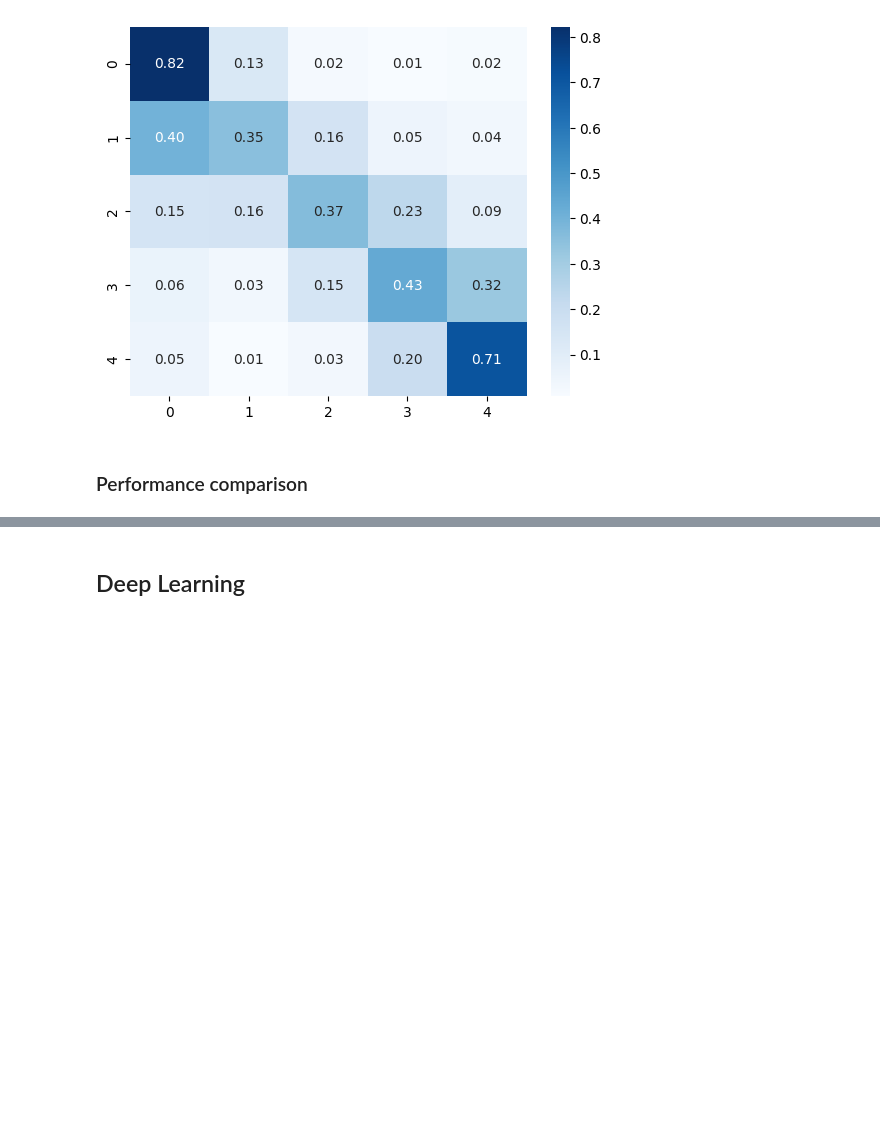
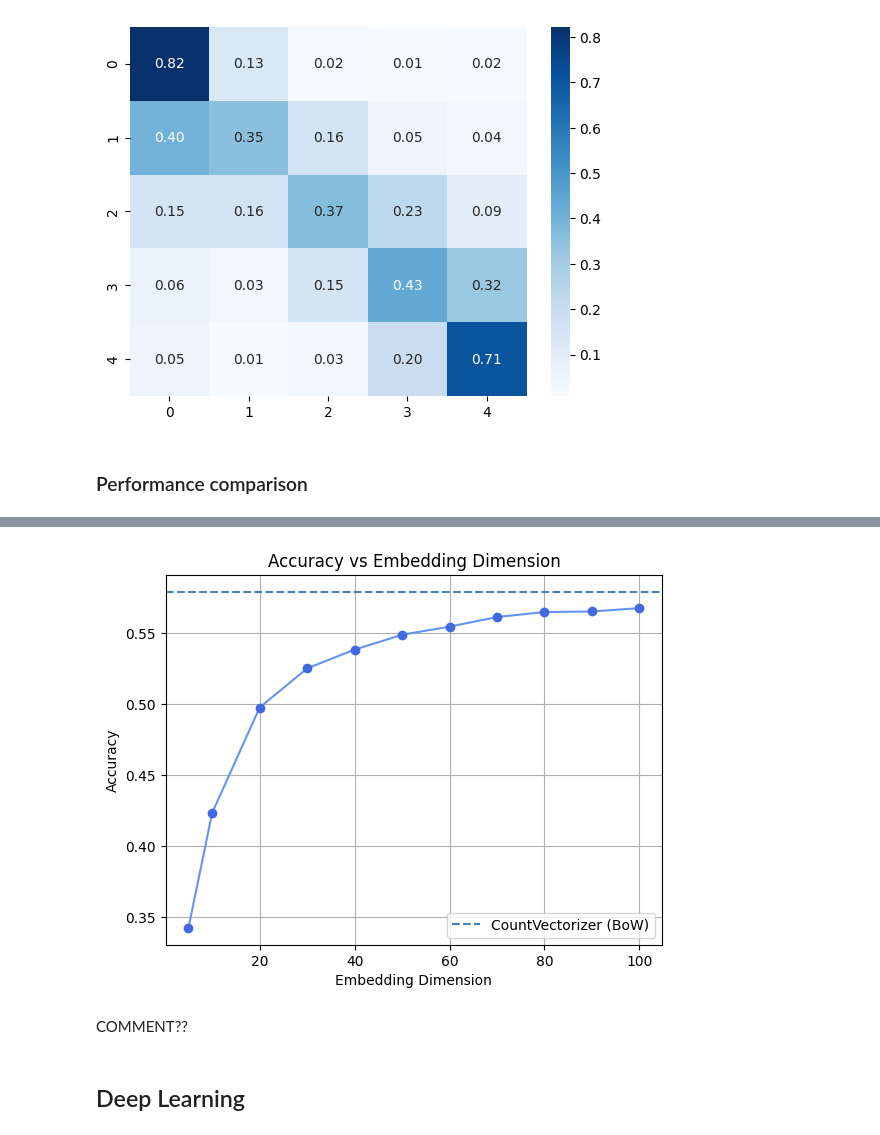
Before and after one commit to NiccoloF/NLP, a Jupyter notebook: Submission file.ipynb, the cells around one changed output, grey strips where cells are left out. Drawn from its saved outputs; the diff is of its cells as text; code cells hidden in the pictures; blank space fills up the shorter version.

```diff
--- a/Submission file.ipynb
+++ b/Submission file.ipynb
@@ -666,2 +820,20 @@ plt.show()
+# %%
+data=pd.DataFrame()
+data['dimension_embedding']=np.array([5, 10, 20, 30, 40, 50, 60, 70, 80, 90, 100])
+data['accuracy_test_set']=np.array([0.3424, 0.4235, 0.4978, 0.5254,  0.5386, 0.5491, 0.5548, 0.5616,  0.5651,  0.5655,  0.5679])
+
+sns.lineplot(data=data, x="dimension_embedding", y="accuracy_test_set", color='cornflowerblue')
+plt.plot(data['dimension_embedding'], data['accuracy_test_set'], 'ro', color='royalblue')
+plt.axhline(y=0.5793 , color='steelblue', linestyle='--', label='CountVectorizer (BoW)')
+plt.grid()
+plt.legend()
+plt.title('Accuracy vs Embedding Dimension')
+plt.xlabel('Embedding Dimension')
+plt.ylabel('Accuracy')
+plt.show()
+# %% [output]
+[figure, added]
+# %% [markdown]
+COMMENT??
 # %% [markdown]
 ## Deep Learning
```
Also changed, not shown: parts of 16 cells of this notebook, 1 other file.
